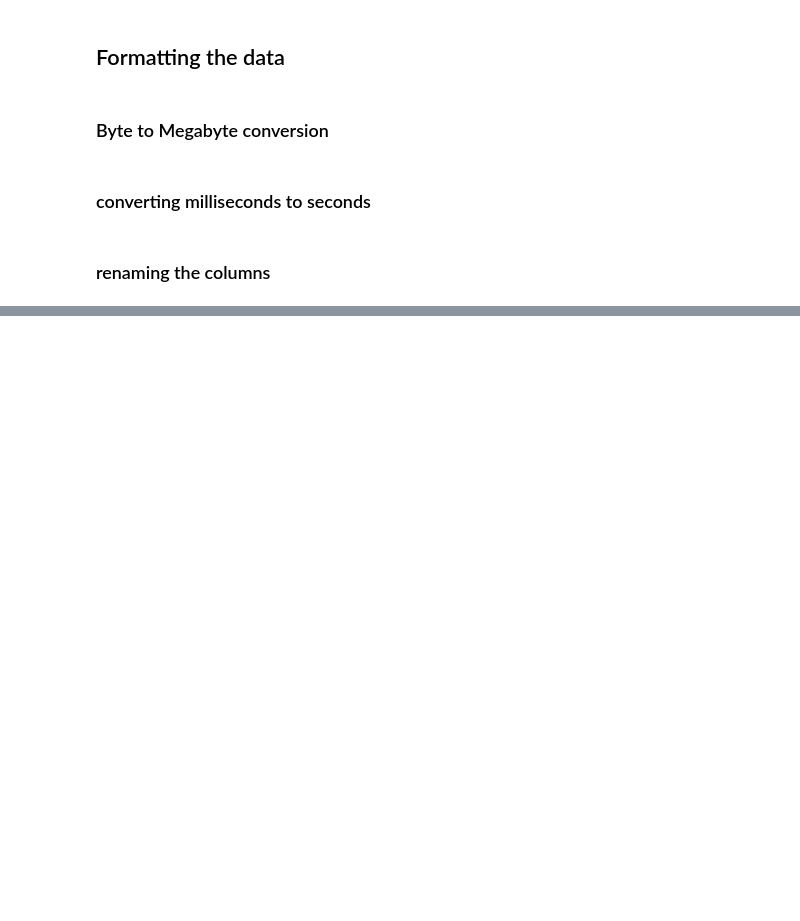
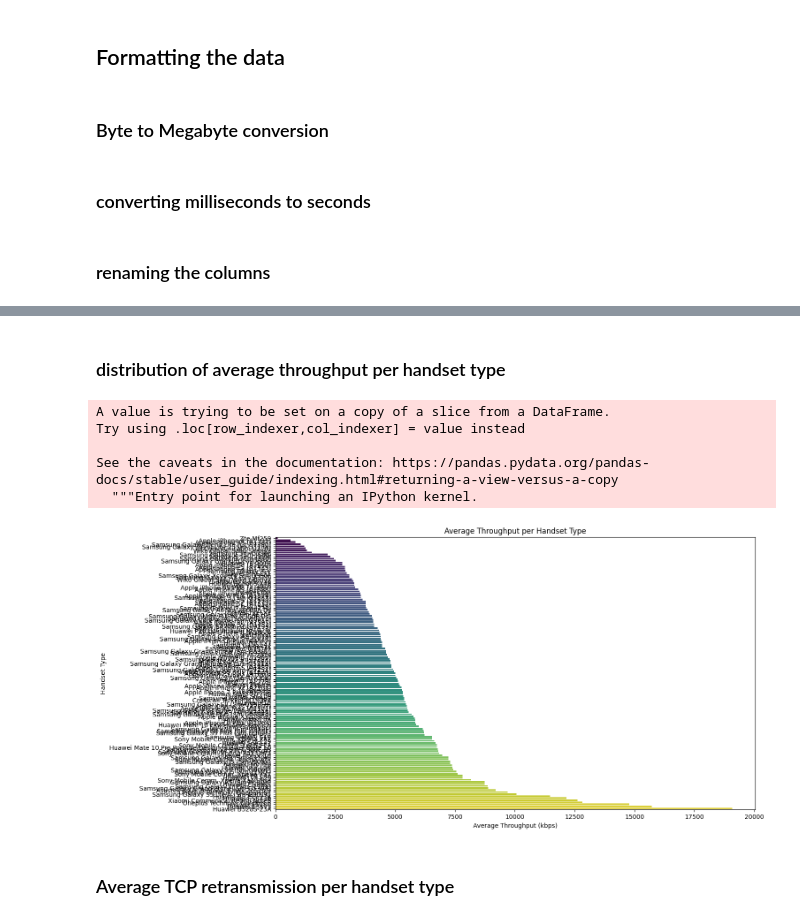
Before and after one commit to Alpha-Mintamir/Telecom-Business-Analyzer, a Jupyter notebook: notebooks/user experience analysis.ipynb, the cells around one changed output, grey strips where cells are left out. Cells and saved outputs as stored; diff of their text form; code cells hidden in the pictures; blank space fills up the shorter version.

```diff
--- a/notebooks/user experience analysis.ipynb
+++ b/notebooks/user experience analysis.ipynb
@@ -173,0 +178,4 @@ df_user_experience.head()
+# %%
+df_user_experience['Total TCP Retransmission'] = df_user_experience['TCP DL Retrans. Vol (Megabytes)'] + df_user_experience['TCP UL Retrans. Vol (Megabytes)']
+df_user_experience['Total RTT'] = df_user_experience['Avg RTT DL (s)'] + df_user_experience['Avg RTT UL (s)']
+df_user_experience['Total Throughput'] = df_user_experience['Avg Bearer TP DL (kbps)'] + df_user_experience['Avg Bearer TP UL (kbps)']
@@ -173,0 +276,3 @@ df_user_experience.head()
+# %%
+df_user_experience['Avg Throughput'] = (df_user_experience['Avg Bearer TP DL (kbps)'] + df_user_experience['Avg Bearer TP UL (kbps)']) / 2
+throughput_per_handset = df_user_experience.groupby('Handset Type')['Avg Throughput'].mean().reset_index()
@@ -173,0 +295,27 @@ df_user_experience.head()
+# %% [markdown]
+### distribution of average throughput per handset type
+# %%
+# Step 1: Filter out handsets with very few entries
+handset_counts = df_user_experience['Handset Type'].value_counts()
+filtered_handsets = handset_counts[handset_counts > 50].index
+df_filtered = df_user_experience[df_user_experience['Handset Type'].isin(filtered_handsets)]
+# %%
+df_filtered['Avg Throughput'] = (df_filtered['Avg Bearer TP DL (kbps)'] + df_filtered['Avg Bearer TP UL (kbps)']) / 2
+throughput_per_handset = df_filtered.groupby('Handset Type')['Avg Throughput'].mean().sort_values().reset_index()
+# %% [output]
+A value is trying to be set on a copy of a slice from a DataFrame.
+Try using .loc[row_indexer,col_indexer] = value instead
+
+See the caveats in the documentation: https://pandas.pydata.org/pandas-docs/stable/user_guide/indexing.html#returning-a-view-versus-a-copy
+  """Entry point for launching an IPython kernel.
+# %%
+plt.figure(figsize=(14, 8))  # Increase plot size for better readability
+sns.barplot(x='Avg Throughput', y='Handset Type', data=throughput_per_handset, palette='viridis')
+plt.title('Average Throughput per Handset Type')
+plt.xlabel('Average Throughput (kbps)')
+plt.ylabel('Handset Type')
+plt.show()
+# %% [output]
+[figure, added]
+# %% [markdown]
+### Average TCP retransmission per handset type
```
Also changed, not shown: parts of 23 cells of this notebook.
